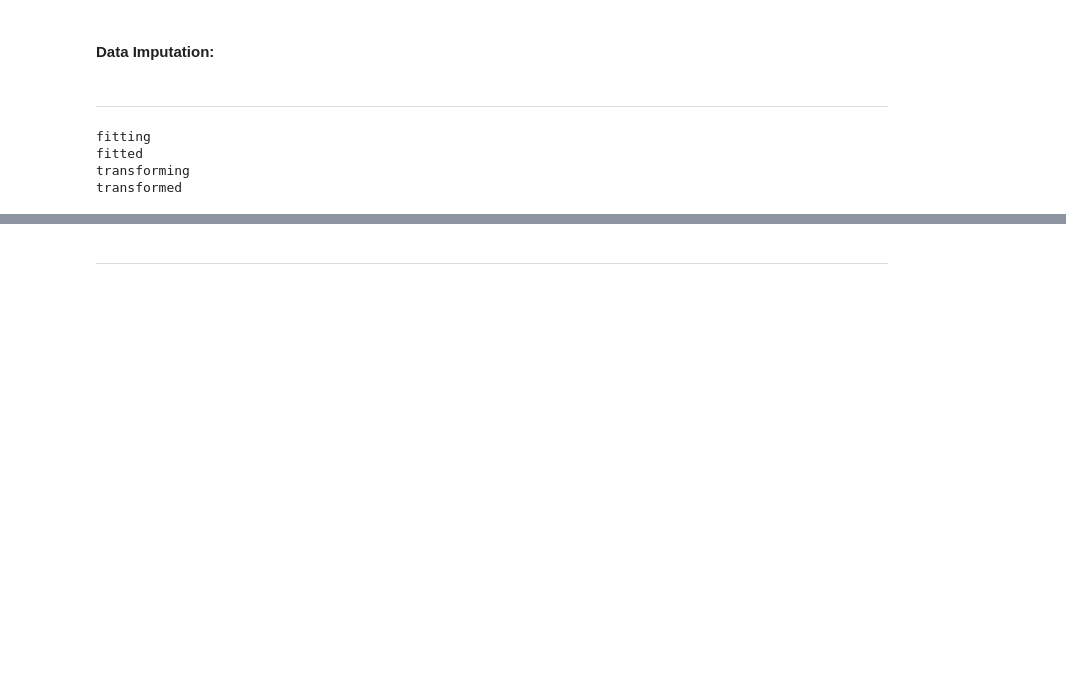
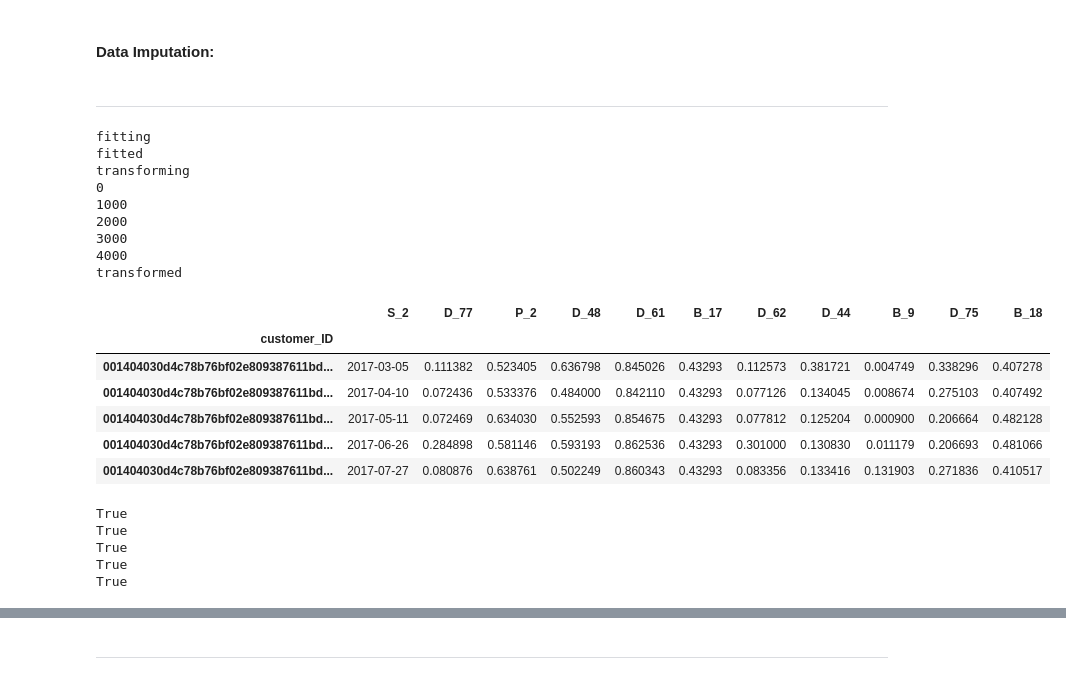
Before and after one commit to echefcy/kaggle, a Jupyter notebook: amex_defaults/notebook.ipynb, the cells around one changed output, grey strips where cells are left out. Drawn from its saved outputs; the diff is of its cells as text; code cells hidden in the pictures; blank space fills up the shorter version.

```diff
--- a/amex_defaults/notebook.ipynb
+++ b/amex_defaults/notebook.ipynb
@@ -242,7 +242,7 @@ class FloatImputer(BaseEstimator, TransformerMixin):
         def transform_group(group: pd.DataFrame):
             self.fill_group(group, col_defaults)
             ret = pd.DataFrame(self.fitted_imputers[self.group_number].transform(group))
-            if len(self.fitted_imputers) % 10000 == 0:
+            if self.group_number % 1000 == 0:
                 print(f'{self.group_number}')
             self.group_number += 1
             return ret
@@ -250,25 +250,67 @@ class FloatImputer(BaseEstimator, TransformerMixin):
         print(f'transformed\n')
         return transformed.reset_index().set_index('customer_ID').drop('level_1', axis=1).set_axis(X.columns, axis=1)
 
-def impute_X(data: pd.DataFrame):
-    data = data.set_index('customer_ID')
+SELECTED_FEATURES = ['D_77', 'P_2', 'D_48', 'D_61', 'B_17', 'D_62', 'D_44', 'B_9', 'D_75', 'B_18']
+sample1sampled = sample1[['customer_ID', 'S_2'] + SELECTED_FEATURES]
 
-    discrete_cols = data.select_dtypes(['object', 'int64'])
-    for cname in discrete_cols.columns:
-        discrete_cols[cname], _ = discrete_cols[cname].factorize()
-
+def preprocess_floats(data: pd.DataFrame):
+    # preprocess(data) is the preprocessed float columns
+    # data is the complete feature set with customer_ID as its index
     float_cols = data.select_dtypes('float64')
     imputer = FloatImputer()
     float_cols = imputer.fit_transform(float_cols)
+    return float_cols
 
-    data = pd.concat([data[['S_2']], float_cols, discrete_cols], axis=1)
-    discretes = (data.dtypes == 'int64')
+def preprocess_cats(data: pd.DataFrame):
+    # preprocess(data) is the preprocessed categorical columns
+    # data is the complete feature set with customer_ID as its index
+    discrete_cols = data.select_dtypes(exclude='float64')
+    for cname in discrete_cols.columns:
+        discrete_cols[cname], _ = discrete_cols[cname].factorize()
+    return discrete_cols
 
-    return data, discretes
+def preprocess(data: pd.DataFrame):
+    data = data.set_index('customer_ID')
+    selected_features = SELECTED_FEATURES
+    selected_data = data[selected_features]
 
-imputedv2, discretesv2 = impute_X(sample1)
+    cats = preprocess_cats(selected_data)
+    floats = preprocess_floats(selected_data)
+
+    columns = [data[['S_2']], cats, floats]
+
+    return pd.concat(columns, axis=1)
+
+imputedv2 = preprocess(sample1sampled)
 # %% [output]
 fitting
 fitted
 transforming
+0
+1000
+2000
+3000
+4000
 transformed
+# %%
+imputedv2.head()
+# %% [output]
+|  | S_2 | D_77 | P_2 | D_48 | D_61 | B_17 | D_62 | D_44 | B_9 | D_75 | B_18 |
+| customer_ID |  |  |  |  |  |  |  |  |  |  |  |
+| 001404030d4c78b76bf02e809387611bd... | 2017-03-05 | 0.111382 | 0.523405 | 0.636798 | 0.845026 | 0.43293 | 0.112573 | 0.381721 | 0.004749 | 0.338296 | 0.407278 |
+| 001404030d4c78b76bf02e809387611bd... | 2017-04-10 | 0.072436 | 0.533376 | 0.484000 | 0.842110 | 0.43293 | 0.077126 | 0.134045 | 0.008674 | 0.275103 | 0.407492 |
+| 001404030d4c78b76bf02e809387611bd... | 2017-05-11 | 0.072469 | 0.634030 | 0.552593 | 0.854675 | 0.43293 | 0.077812 | 0.125204 | 0.000900 | 0.206664 | 0.482128 |
+| 001404030d4c78b76bf02e809387611bd... | 2017-06-26 | 0.284898 | 0.581146 | 0.593193 | 0.862536 | 0.43293 | 0.301000 | 0.130830 | 0.011179 | 0.206693 | 0.481066 |
+| 001404030d4c78b76bf02e809387611bd... | 2017-07-27 | 0.080876 | 0.638761 | 0.502249 | 0.860343 | 0.43293 | 0.083356 | 0.133416 | 0.131903 | 0.271836 | 0.410517 |
+# %%
+print((imputed['D_77'] == imputedv2['D_77']).all())
+print((imputed['P_2'] == imputedv2['P_2']).all())
+print((imputed['D_62'] == imputedv2['D_62']).all())
+print((imputed['B_9'] == imputedv2['B_9']).all())
+print((imputed.index == imputedv2.index).all())
+# %% [output]
+True
+True
+True
+True
+True
```
Also changed, not shown: parts of 1 cell of this notebook, 3 other files.
